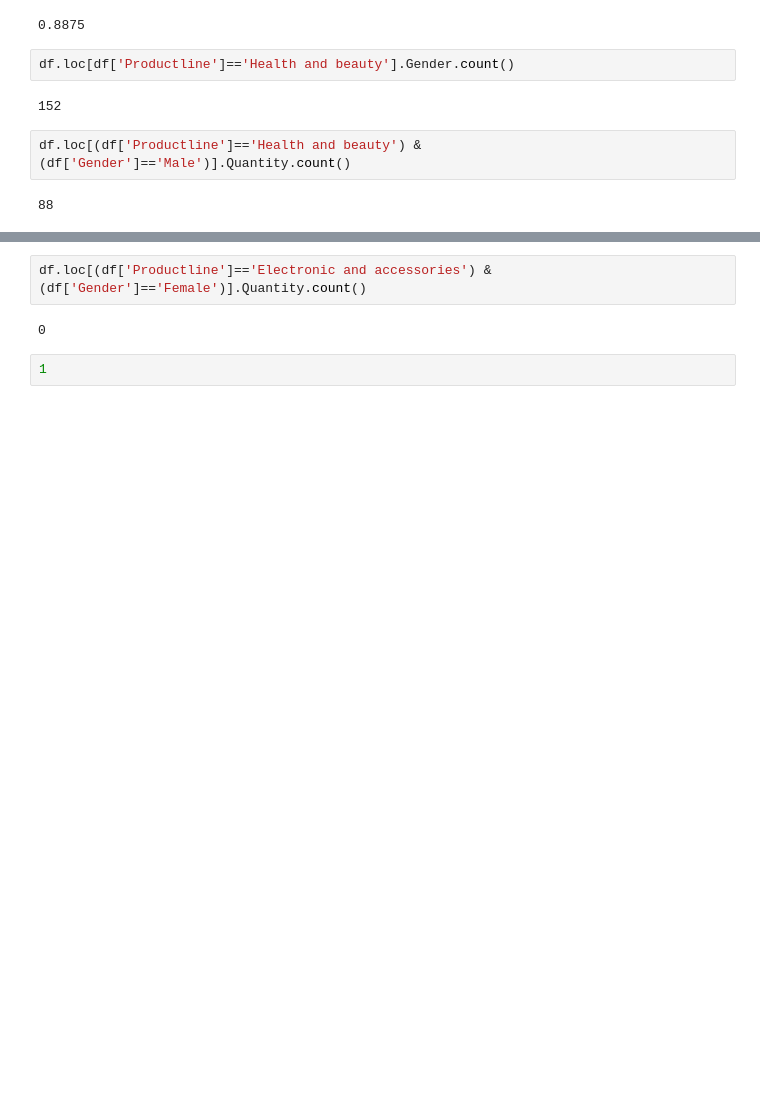
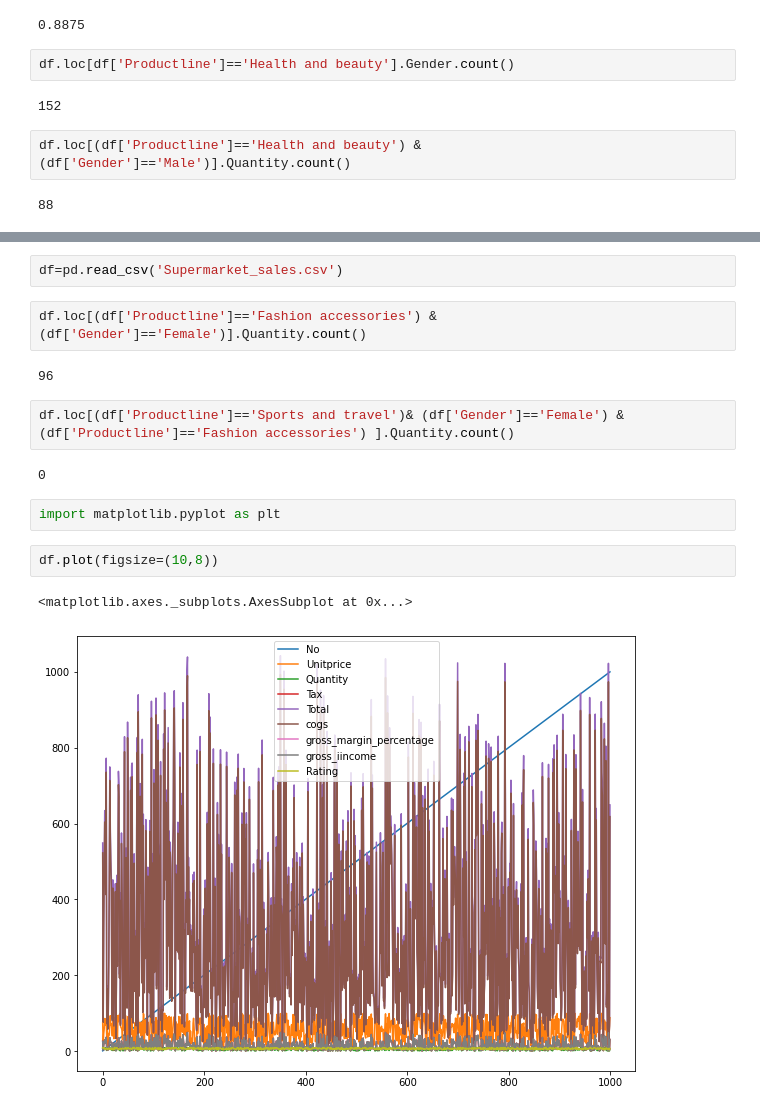
Before and after one commit to Atimangojackline/Business-analytics-with-python, a Jupyter notebook: Supermarket_sale5.ipynb, the cells around one changed output, grey strips where cells are left out. Drawn from its saved outputs; the diff is of its cells as text; blank space fills up the shorter version.

```diff
--- a/Supermarket_sale5.ipynb
+++ b/Supermarket_sale5.ipynb
@@ -217,6 +219,17 @@ df.loc[(df['Productline']=='Health and beauty') & (df['Gender']=='Male')].Quanti
+# %%
+df=pd.read_csv('Supermarket_sales.csv')
 # %%
-df.loc[(df['Productline']=='Electronic and accessories') & (df['Gender']=='Female')].Quantity.count()
+df.loc[(df['Productline']=='Fashion accessories') & (df['Gender']=='Female')].Quantity.count()
 # %% [output]
-0
+96
-# %%
-1
+# %%
+df.loc[(df['Productline']=='Sports and travel')& (df['Gender']=='Female') & (df['Productline']=='Fashion accessories') ].Quantity.count()
+# %% [output]
+0
+# %%
+import matplotlib.pyplot as plt
+# %%
+df.plot(figsize=(10,8))
+# %% [output]
+<matplotlib.axes._subplots.AxesSubplot at 0x...>
+[figure, added]
```
Also changed, not shown: parts of 17 cells of this notebook.
